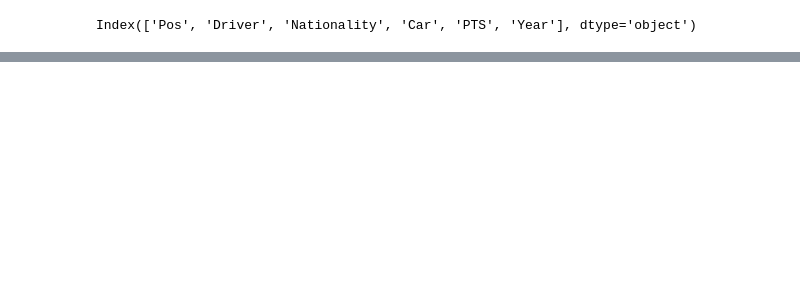
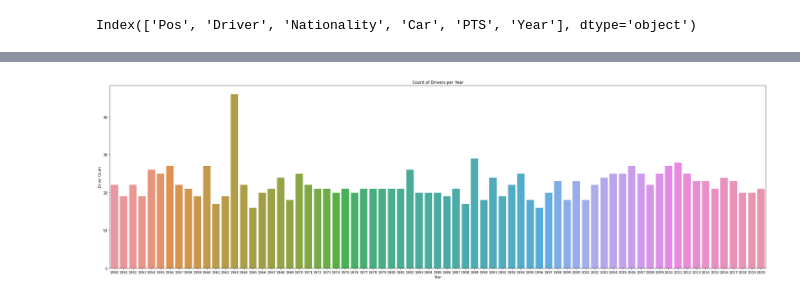
Before and after one commit to data301-2021-winter1/project-group12, a Jupyter notebook: notebooks/kennedyF.ipynb, the cells around one changed output, grey strips where cells are left out. Cells and saved outputs as stored; diff of their text form; code cells hidden in the pictures; blank space fills up the shorter version.

```diff
--- a/notebooks/kennedyF.ipynb
+++ b/notebooks/kennedyF.ipynb
@@ -215,0 +49,20 @@ df2
+# %%
+data = f1data
+
+data['Driver Count'] = data.groupby('Year')['Year'].transform('count')
+data
+
+data2 = [data["Year"], data["Driver Count"]]
+
+headers = ["Year", "Driver Count"]
+
+driver_count = pd.concat(data2, axis=1, keys=headers)
+driver_count.drop_duplicates(subset ="Year", keep = "first", inplace = True)
+driver_count = driver_count.reset_index()
+driver_count = driver_count.drop(columns=["index"])
+# %%
+bar_dpy = sns.barplot(x="Year", y="Driver Count", data=driver_count)
+bar_dpy.set(title = 'Count of Drivers per Year')
+bar_dpy.figure.set_size_inches(35,10)
+# %% [output]
+[figure, added]
```
Also changed, not shown: parts of 55 cells of this notebook, 3 other files.
